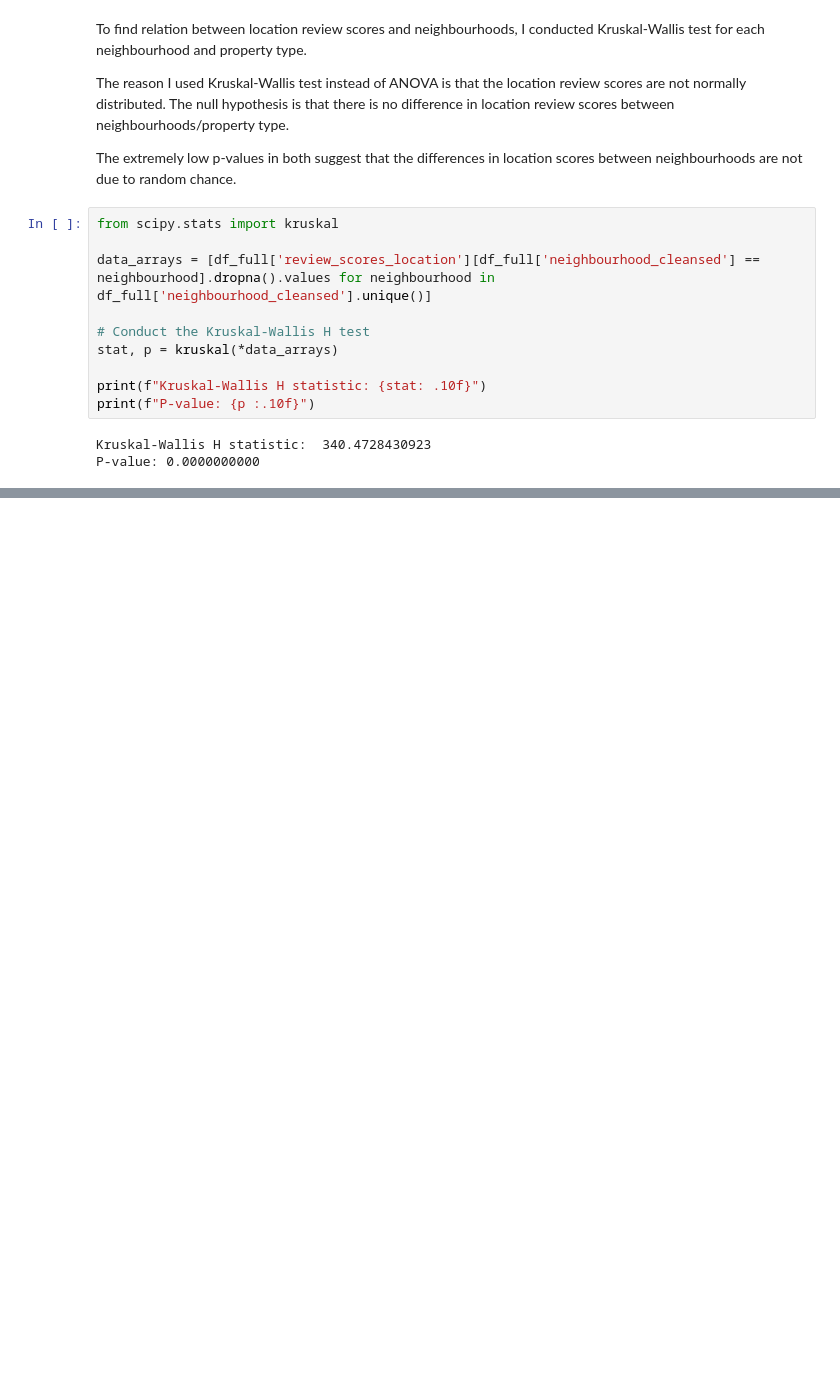
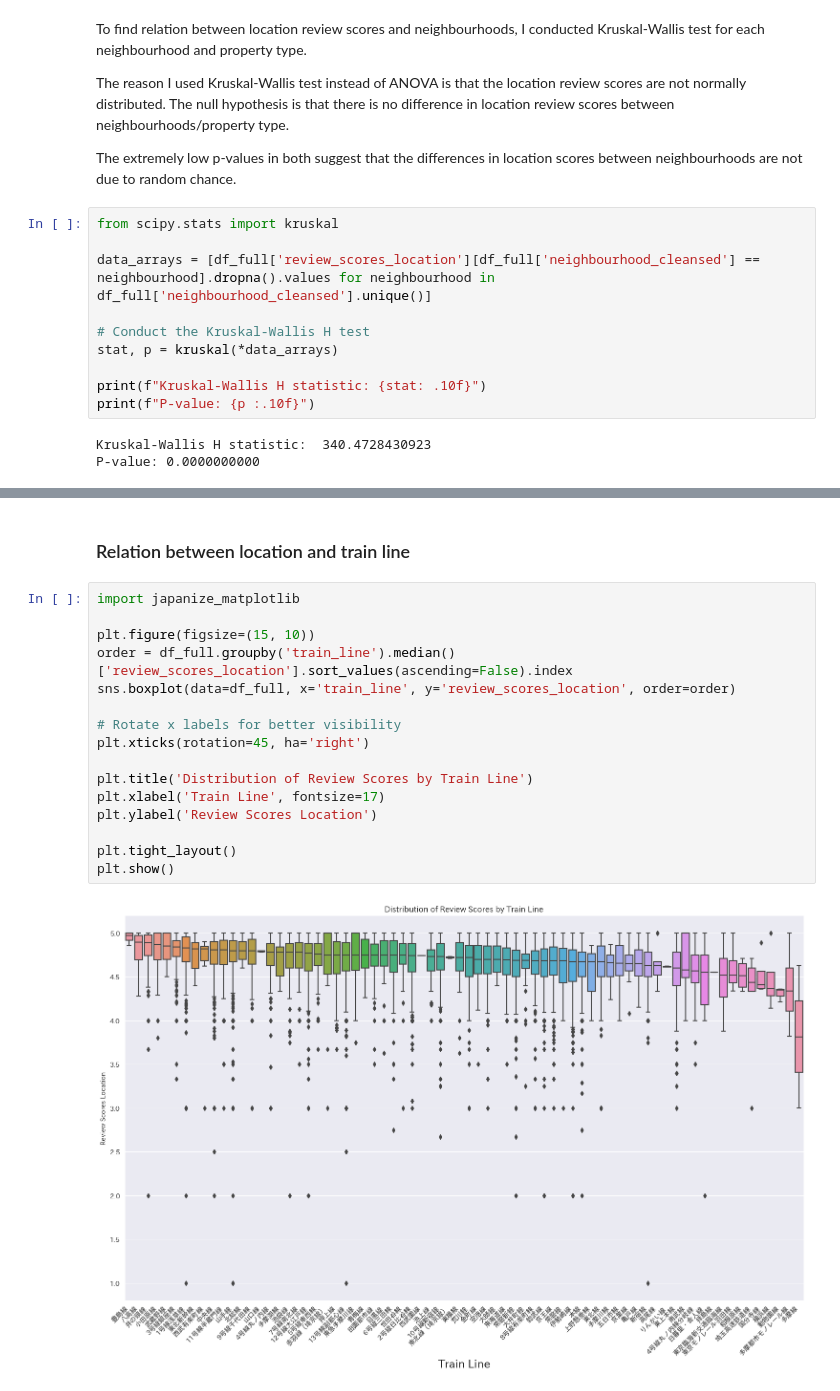
Before and after one commit to walnut07/airbnb_analysis, a Jupyter notebook: location_review.ipynb, the cells around one changed output, grey strips where cells are left out. Cells and saved outputs as stored; diff of their text form; blank space fills up the shorter version.

```diff
--- a/location_review.ipynb
+++ b/location_review.ipynb
@@ -170,0 +367,20 @@ P-value: 0.0000000000
+# %% [markdown]
+### Relation between location and train line
+# %%
+import japanize_matplotlib
+
+plt.figure(figsize=(15, 10))
+order = df_full.groupby('train_line').median()['review_scores_location'].sort_values(ascending=False).index
+sns.boxplot(data=df_full, x='train_line', y='review_scores_location', order=order)
+
+# Rotate x labels for better visibility
+plt.xticks(rotation=45, ha='right')
+
+plt.title('Distribution of Review Scores by Train Line')
+plt.xlabel('Train Line', fontsize=17)
+plt.ylabel('Review Scores Location')
+
+plt.tight_layout()
+plt.show()
+# %% [output]
+[figure, added]
```
Also changed, not shown: parts of 13 cells of this notebook, 1 other file.
